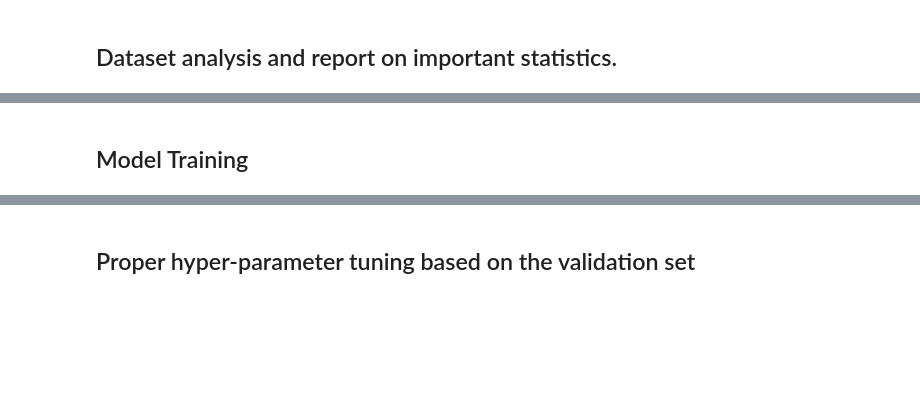
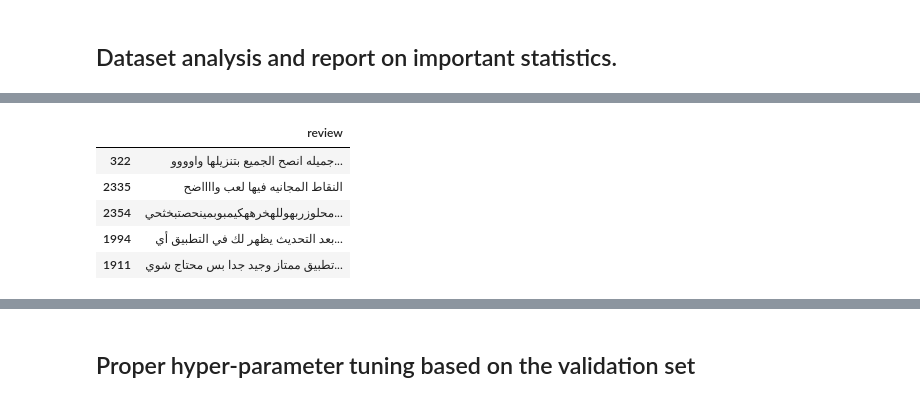
Before and after one commit to faiz-aljohani/Arabic-App-Review-Classification, a Jupyter notebook: ICS472_NLP_Arabic_App_Review_Classification.ipynb, the cells around one changed output, grey strips where cells are left out. Cells and saved outputs as stored; diff of their text form; code cells hidden in the pictures; blank space fills up the shorter version.

```diff
--- a/ICS472_NLP_Arabic_App_Review_Classification.ipynb
+++ b/ICS472_NLP_Arabic_App_Review_Classification.ipynb
@@ -148,2 +27,11 @@ dataset.head()
-# %% [markdown]
-## Model Training
+# %%
+df = pd.DataFrame(X_train)
+samples = df.head()
+display(samples)
+# %% [output]
+|  | review |
+| 322 | جميله انصح الجميع بتنزيلها واوووو... |
+| 2335 | النقاط المجانيه فيها لعب وااااضح |
+| 2354 | محلوزربهوللهخرههكيمبوبمينحصتبخثحي... |
+| 1994 | بعد التحديث يظهر لك في التطبيق أي... |
+| 1911 | تطبيق ممتاز وجيد جدا بس محتاج شوي... |
```
Also changed, not shown: parts of 14 cells of this notebook.
